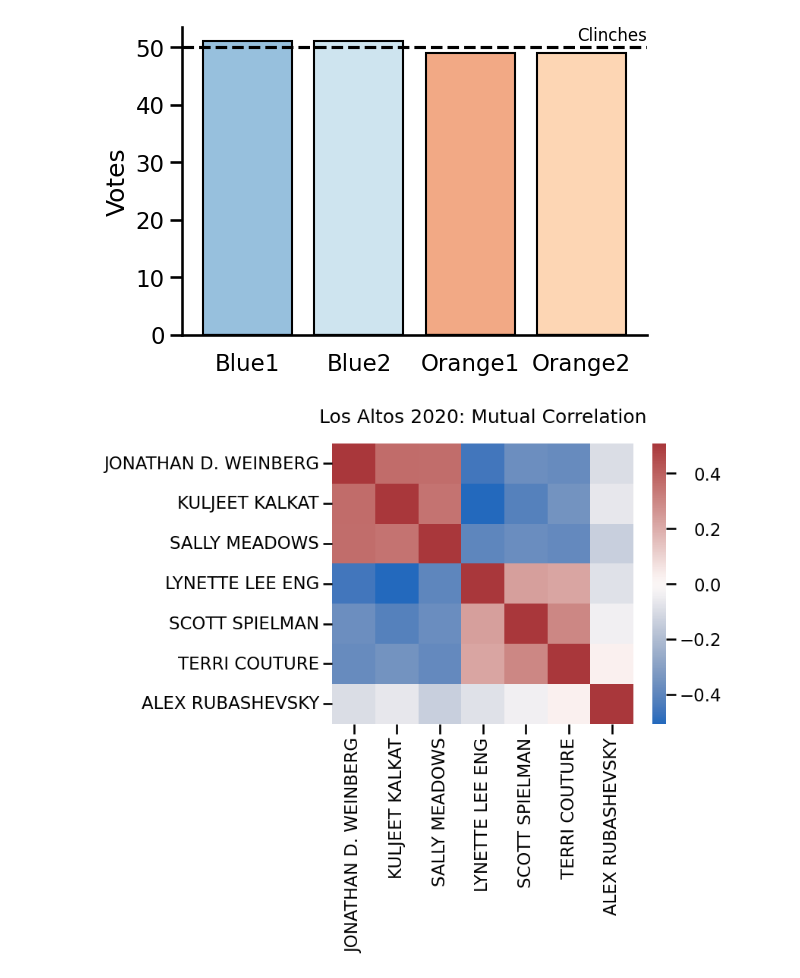
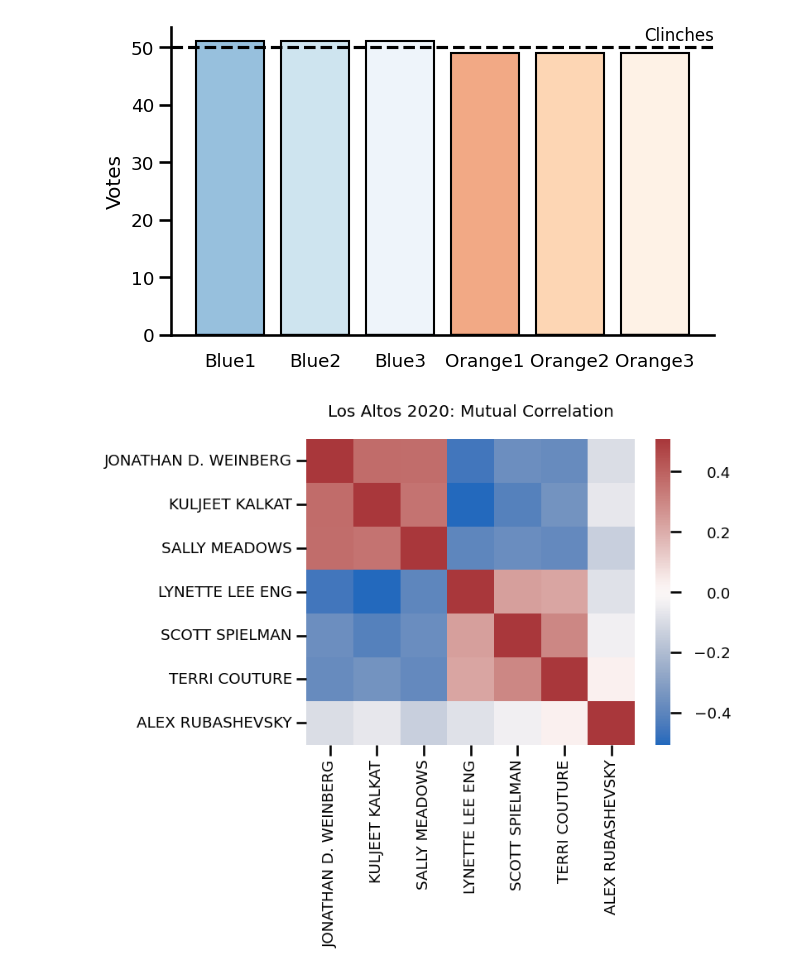
Before and after one commit to chrisroat/voters_choice, a Jupyter notebook: voters_choice.ipynb, the cells around one changed output. Drawn from its saved outputs; the diff is of its cells as text; code cells hidden in the pictures.

Commit message:
In images, all candidates should appear in first round.

```diff
--- a/voters_choice.ipynb
+++ b/voters_choice.ipynb
@@ -6,7 +6,7 @@ import seaborn as sns
 
 from matplotlib import patches
 
-sns.set_context("talk")
+sns.set_context("talk", font_scale=0.8)
 # %%
 threshold_text = "Win Threshold"
 colors = {
@@ -52,7 +52,7 @@ def make_plot(cands0, lines0, cands1=None, lines1=None, **kwargs):
     if cands1:
         fig, (ax0, ax1) = plt.subplots(nrows=1, ncols=2, figsize=(12,4), sharey=True)
     else:
-        fig, ax0 = plt.subplots(nrows=1, ncols=1, figsize=(6,4))
+        fig, ax0 = plt.subplots(nrows=1, ncols=1, figsize=(7,4))
 
     plot_election(cands0, ax0)
     plot_lines(lines0, ax0)
@@ -64,11 +64,12 @@ def make_plot(cands0, lines0, cands1=None, lines1=None, **kwargs):
     if len(kwargs):
         plot_arrow(**kwargs, fig=fig)
 # %%
-candidates = [("Blue1", 51), ("Blue2", 51), ("Orange1", 49), ("Orange2", 49)]
+candidates = [("Blue1", 51), ("Blue2", 51), ("Blue3", 51),
+              ("Orange1", 49), ("Orange2", 49), ("Orange3", 49)]
 lines = [(50, "Clinches"),]
 make_plot(candidates, lines)
 # %% [output]
-[figure, old version]
+[figure, new version]
 # %%
 corr = pd.read_csv("los_altos_corr_2020.csv", index_col=0)
 mask = np.eye(corr.shape[0], dtype=np.bool_)
@@ -80,7 +81,7 @@ for label in ax.collections[0].colorbar.ax.get_yticklabels():
     label.set_horizontalalignment('right')
     label.set_x(4)
 # %% [output]
-[figure, old version]
+[figure, new version]
 # %%
 candidates = [("Blue1", 55), ("Orange1", 40), ("Green1", 5)]
 lines = [(33.33, threshold_text),]
```
Also changed, not shown: parts of 5 cells of this notebook.
